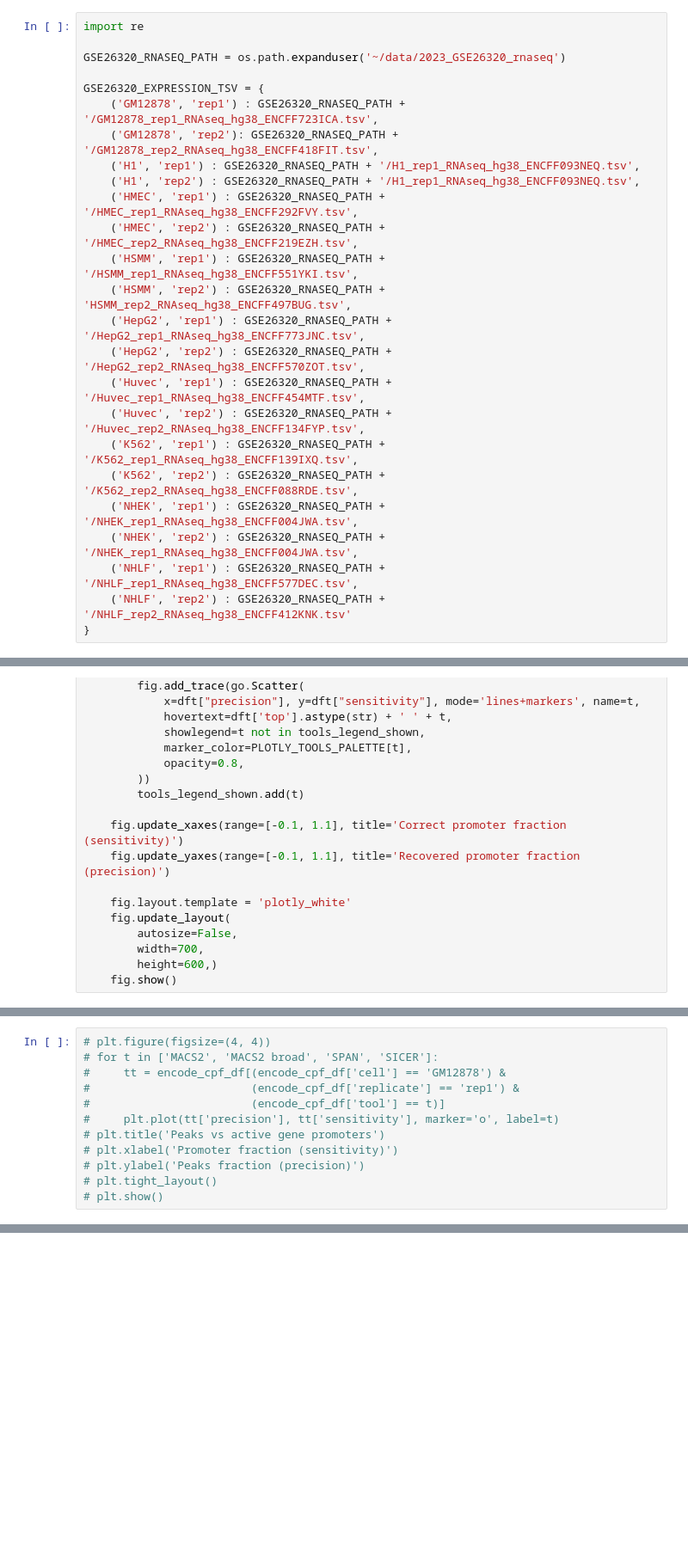
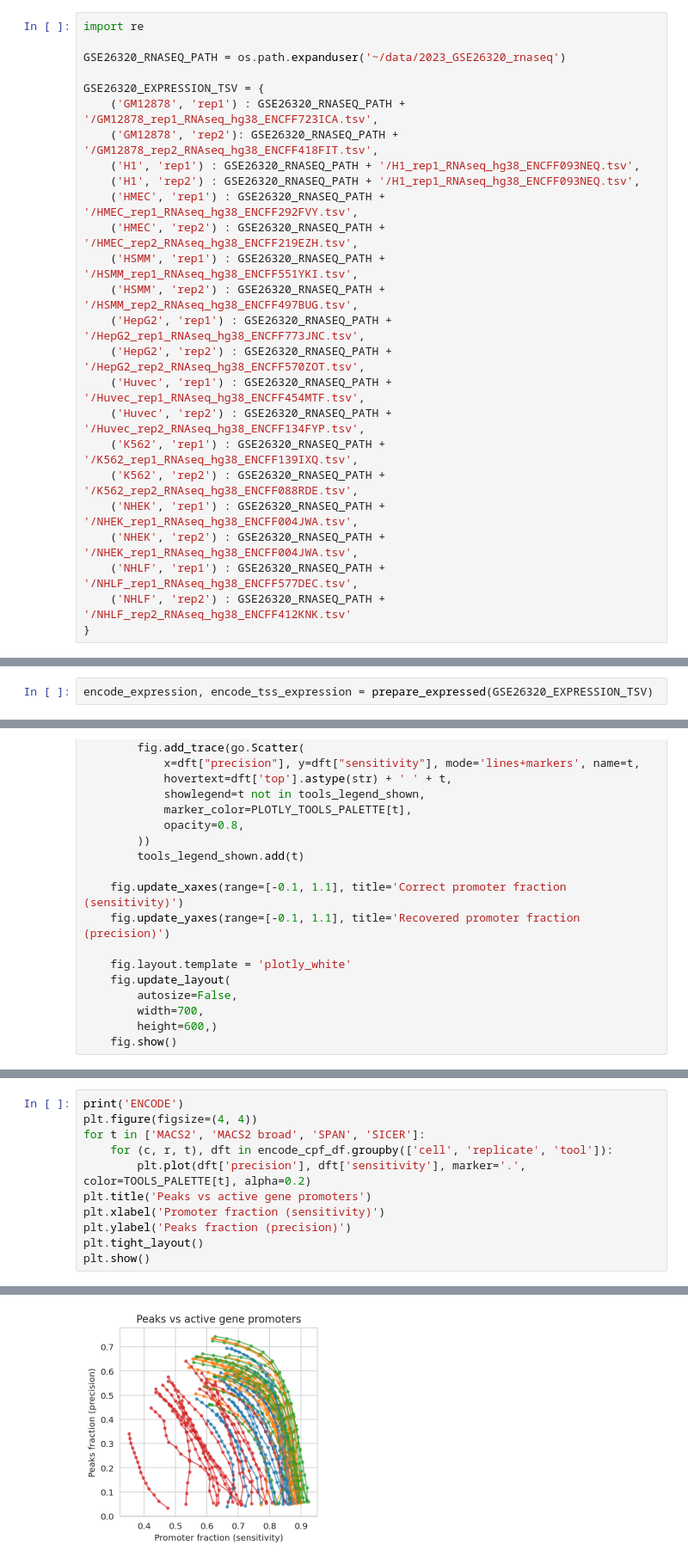
Before and after one commit to JetBrains-Research/peak-callers-analysis, a Jupyter notebook: 2023 - rnaseq.ipynb, the cells around one changed output, grey strips where cells are left out. Shown at 86% size. Saved outputs shown, nothing was run; the diff lists cells and outputs as text; blank space fills up the shorter version.

```diff
--- a/2023 - rnaseq.ipynb
+++ b/2023 - rnaseq.ipynb
@@ -265,7 +288,7 @@ GSE26320_EXPRESSION_TSV = {
     ('HMEC', 'rep1') : GSE26320_RNASEQ_PATH + '/HMEC_rep1_RNAseq_hg38_ENCFF292FVY.tsv',
     ('HMEC', 'rep2') : GSE26320_RNASEQ_PATH + '/HMEC_rep2_RNAseq_hg38_ENCFF219EZH.tsv',
     ('HSMM', 'rep1') : GSE26320_RNASEQ_PATH + '/HSMM_rep1_RNAseq_hg38_ENCFF551YKI.tsv',
-    ('HSMM', 'rep2') : GSE26320_RNASEQ_PATH + 'HSMM_rep2_RNAseq_hg38_ENCFF497BUG.tsv',
+    ('HSMM', 'rep2') : GSE26320_RNASEQ_PATH + '/HSMM_rep2_RNAseq_hg38_ENCFF497BUG.tsv',
     ('HepG2', 'rep1') : GSE26320_RNASEQ_PATH + '/HepG2_rep1_RNAseq_hg38_ENCFF773JNC.tsv',
     ('HepG2', 'rep2') : GSE26320_RNASEQ_PATH + '/HepG2_rep2_RNAseq_hg38_ENCFF570ZOT.tsv',
     ('Huvec', 'rep1') : GSE26320_RNASEQ_PATH + '/Huvec_rep1_RNAseq_hg38_ENCFF454MTF.tsv',
@@ -388,0 +376,2 @@ No artists with labels found to put in legend.  Note that artists whose label st
+# %%
+encode_expression, encode_tss_expression = prepare_expressed(GSE26320_EXPRESSION_TSV)
@@ -524,14 +555,14 @@ plot_top(immune_cpf_df)
 Roadmap
 [interactive output not drawn]
 # %%
-# plt.figure(figsize=(4, 4))
-# for t in ['MACS2', 'MACS2 broad', 'SPAN', 'SICER']:
-#     tt = encode_cpf_df[(encode_cpf_df['cell'] == 'GM12878') &
-#                        (encode_cpf_df['replicate'] == 'rep1') &
-#                        (encode_cpf_df['tool'] == t)]
-#     plt.plot(tt['precision'], tt['sensitivity'], marker='o', label=t)
-# plt.title('Peaks vs active gene promoters')
-# plt.xlabel('Promoter fraction (sensitivity)')
-# plt.ylabel('Peaks fraction (precision)')
-# plt.tight_layout()
-# plt.show()
+print('ENCODE')
+plt.figure(figsize=(4, 4))
+for t in ['MACS2', 'MACS2 broad', 'SPAN', 'SICER']:
+    for (c, r, t), dft in encode_cpf_df.groupby(['cell', 'replicate', 'tool']):
+        plt.plot(dft['precision'], dft['sensitivity'], marker='.', color=TOOLS_PALETTE[t], alpha=0.2)
+plt.title('Peaks vs active gene promoters')
+plt.xlabel('Promoter fraction (sensitivity)')
+plt.ylabel('Peaks fraction (precision)')
+plt.tight_layout()
+plt.show()
+# %% [output]
@@ -537,0 +570 @@ Roadmap
+[figure, added]
```
Also changed, not shown: parts of 18 cells of this notebook.
